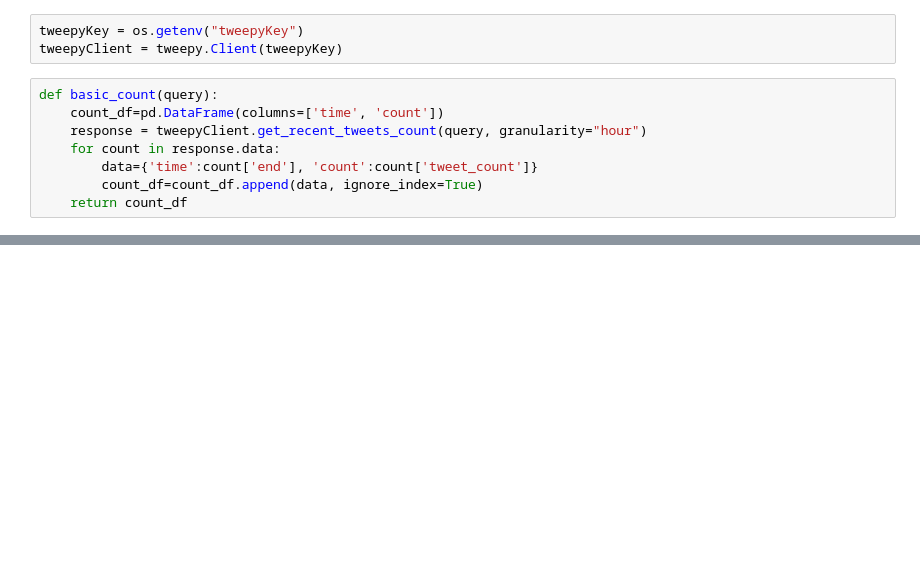
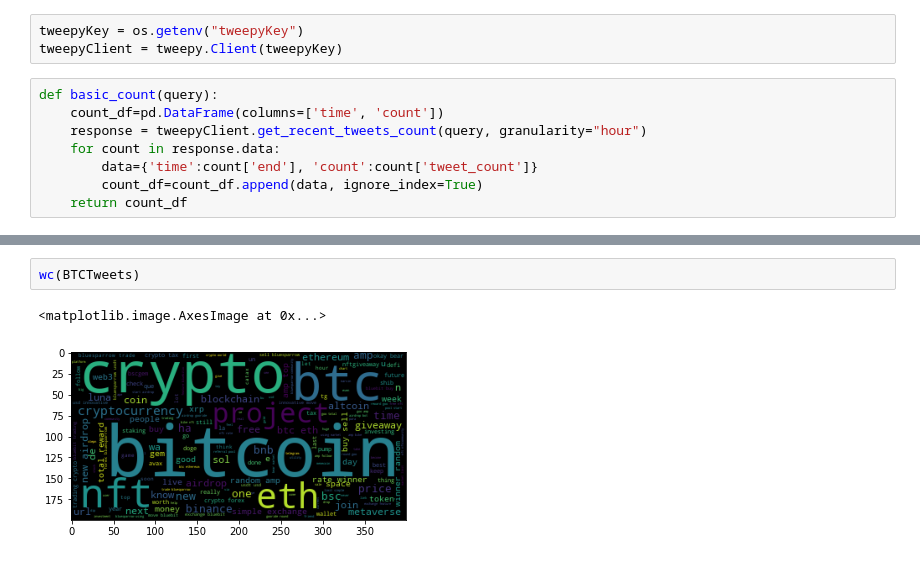
Before and after one commit to mahaguru24/project2-group5, a Jupyter notebook: main.ipynb, the cells around one changed output, grey strips where cells are left out. Cells and saved outputs as stored; diff of their text form; blank space fills up the shorter version.

```diff
--- a/main.ipynb
+++ b/main.ipynb
@@ -104,0 +178,5 @@ BTC
+# %%
+wc(BTCTweets)
+# %% [output]
+<matplotlib.image.AxesImage at 0x...>
+[figure, added]
```
Also changed, not shown: parts of 6 cells of this notebook, 1 other file.
